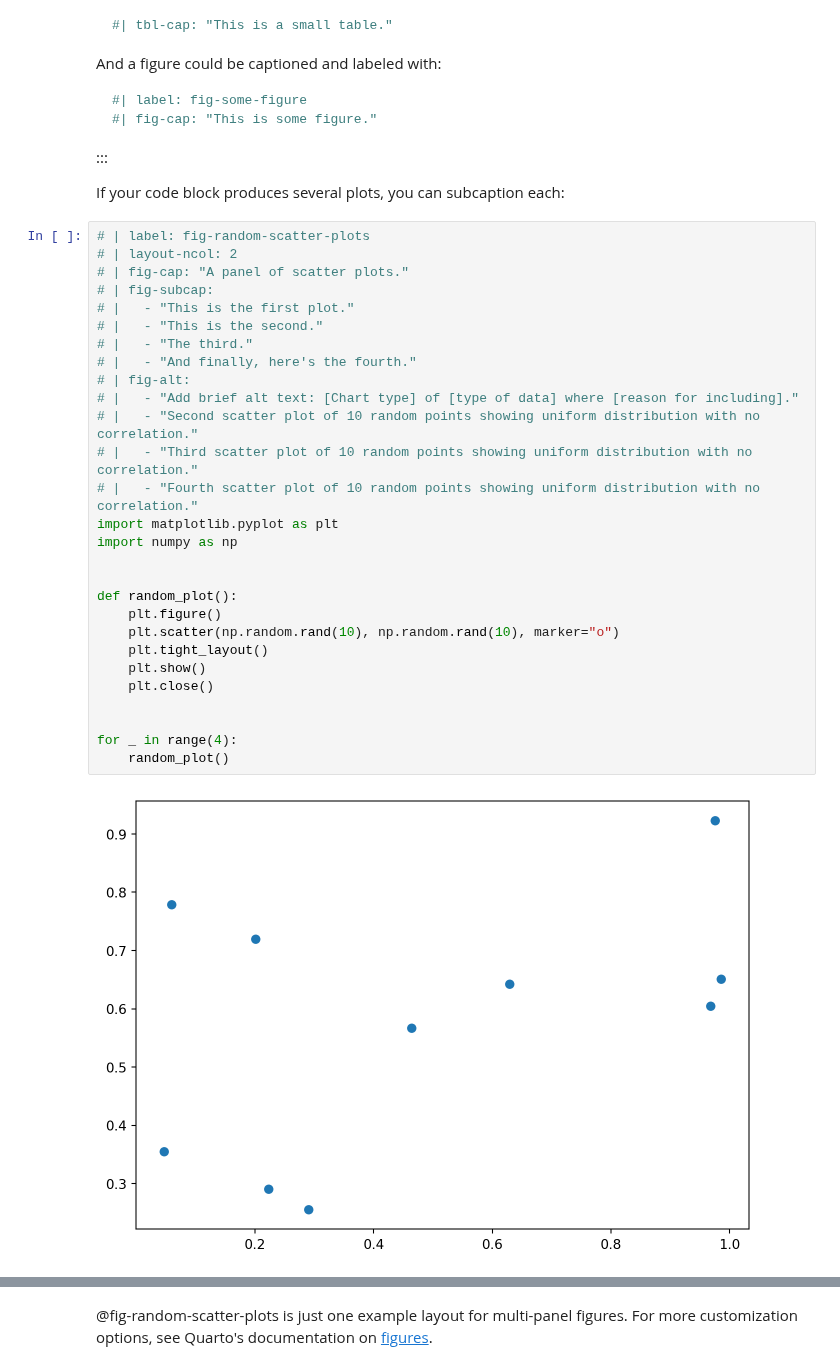
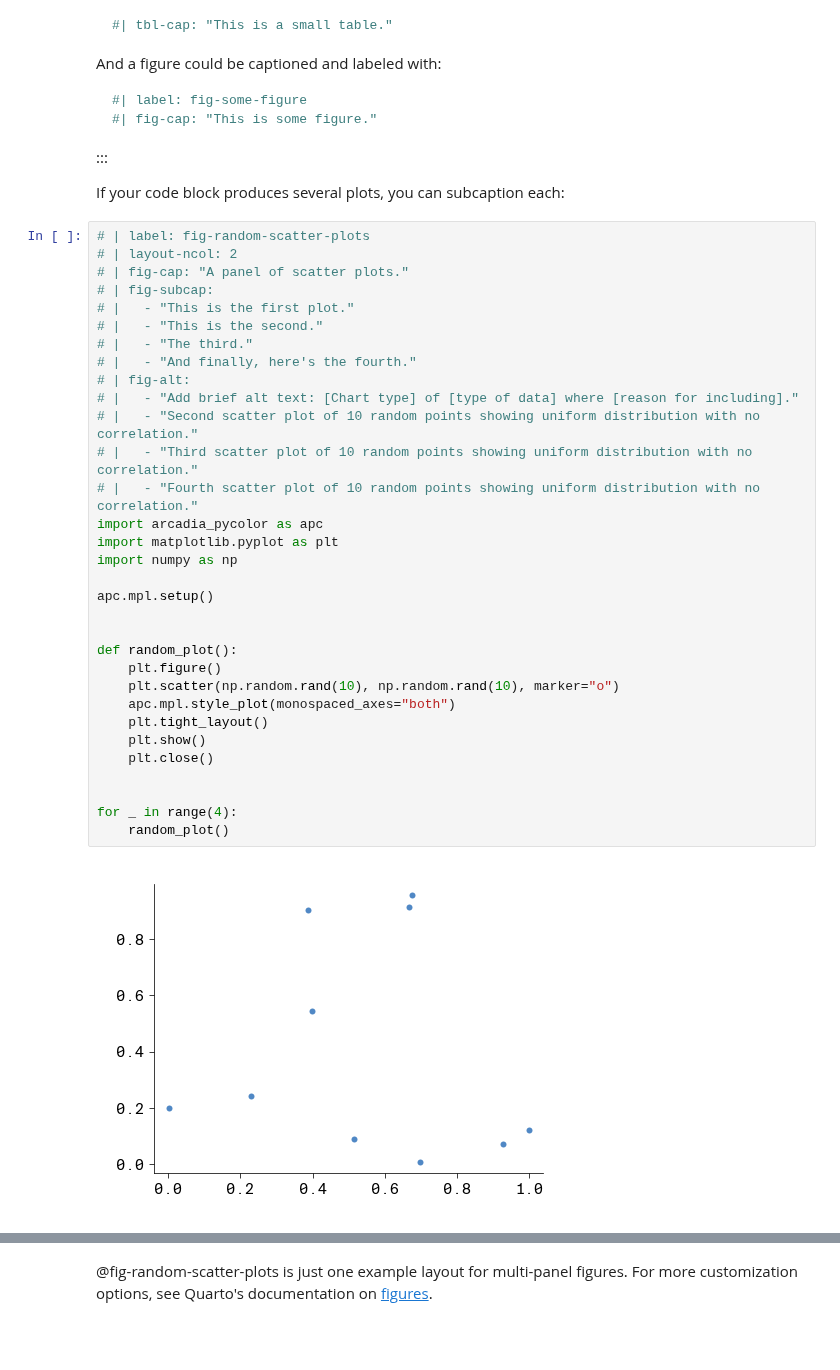
Before and after one commit to Arcadia-Science/notebook-pub-template, a Jupyter notebook: examples/demo.ipynb, the cells around one changed output, grey strips where cells are left out. Saved outputs shown, nothing was run; the diff lists cells and outputs as text; blank space fills up the shorter version.

```diff
--- a/examples/demo.ipynb
+++ b/examples/demo.ipynb
@@ -182,30 +182,34 @@ If your code block produces several plots, you can subcaption each:
 # %%
 # | label: fig-random-scatter-plots
 # | layout-ncol: 2
 # | fig-cap: "A panel of scatter plots."
 # | fig-subcap:
 # |   - "This is the first plot."
 # |   - "This is the second."
 # |   - "The third."
 # |   - "And finally, here's the fourth."
 # | fig-alt:
 # |   - "Add brief alt text: [Chart type] of [type of data] where [reason for including]."
 # |   - "Second scatter plot of 10 random points showing uniform distribution with no correlation."
 # |   - "Third scatter plot of 10 random points showing uniform distribution with no correlation."
 # |   - "Fourth scatter plot of 10 random points showing uniform distribution with no correlation."
+import arcadia_pycolor as apc
 import matplotlib.pyplot as plt
 import numpy as np
+
+apc.mpl.setup()
 
 
 def random_plot():
     plt.figure()
     plt.scatter(np.random.rand(10), np.random.rand(10), marker="o")
+    apc.mpl.style_plot(monospaced_axes="both")
     plt.tight_layout()
     plt.show()
     plt.close()
 
 
 for _ in range(4):
     random_plot()
 # %% [output]
-[figure, old version]
+[figure, new version]
```
Also changed, not shown: parts of 3 cells of this notebook, 24 other files.
